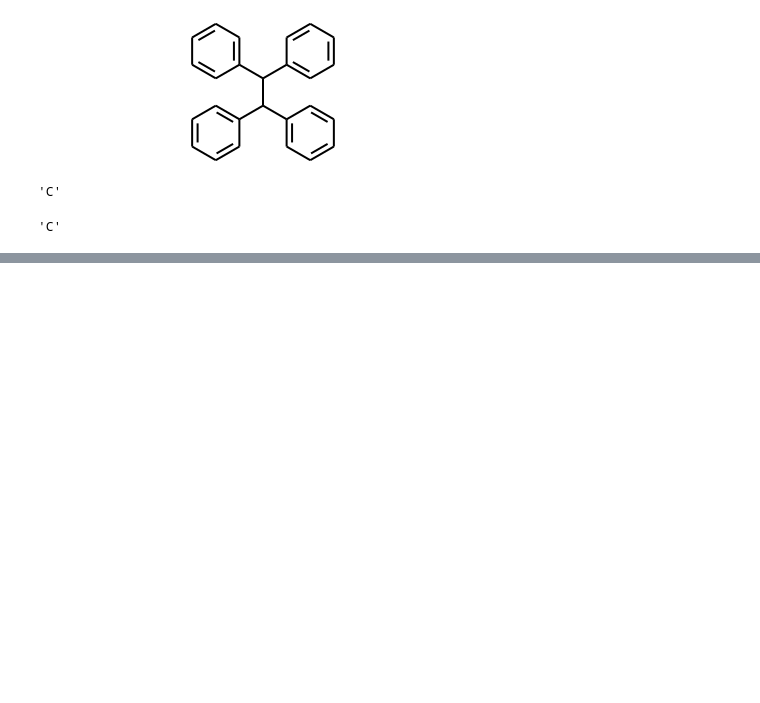
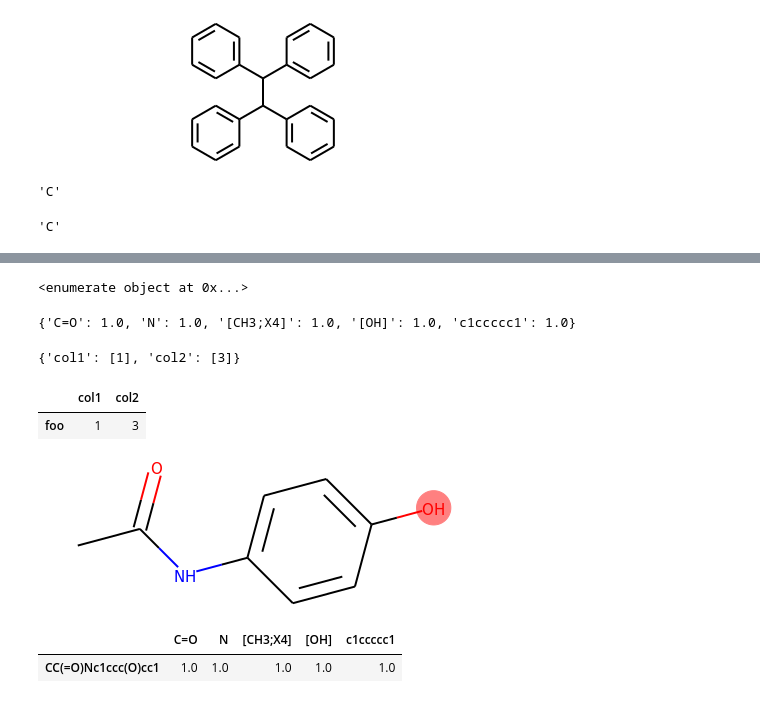
Before and after one commit to pysg/pyther, a Jupyter notebook: grupos.ipynb, the cells around one changed output, grey strips where cells are left out. Cells and saved outputs as stored; diff of their text form; code cells hidden in the pictures; blank space fills up the shorter version.

```diff
--- a/grupos.ipynb
+++ b/grupos.ipynb
@@ -620,0 +695,31 @@ SVG(Draw._MolsToGridSVG([mol]))
+# %%
+
+print(enumerate(TotalGrupos))
+# %% [output]
+<enumerate object at 0x...>
+# %%
+
+
+grupoOrdenados = {grupos[i] : TotalGrupos[i] for i, _ in enumerate(grupos)}
+grupoOrdenados
+# %% [output]
+{'C=O': 1.0, 'N': 1.0, '[CH3;X4]': 1.0, '[OH]': 1.0, 'c1ccccc1': 1.0}
+# %%
+d = {'col1': [1], 'col2': [3]}
+d
+# %% [output]
+{'col1': [1], 'col2': [3]}
+# %%
+d = {'col1': [1], 'col2': [3]}
+df = pd.DataFrame(data=d, index=['foo'])
+df
+#   col1  col2
+#0     1     3
+#1     2     4
+# %% [output]
+|  | col1 | col2 |
+| foo | 1 | 3 |
+# %%
+some_chemicals[0]
+# %% [output]
+[figure, added]
@@ -620,0 +744,7 @@ SVG(Draw._MolsToGridSVG([mol]))
+# %%
+
+
+pd.DataFrame(data=grupoOrdenados, index=[some_chemicals_SMILES[0]])
+# %% [output]
+|  | C=O | N | [CH3;X4] | [OH] | c1ccccc1 |
+| CC(=O)Nc1ccc(O)cc1 | 1.0 | 1.0 | 1.0 | 1.0 | 1.0 |
```
Also changed, not shown: parts of 25 cells of this notebook, 1 other file.
